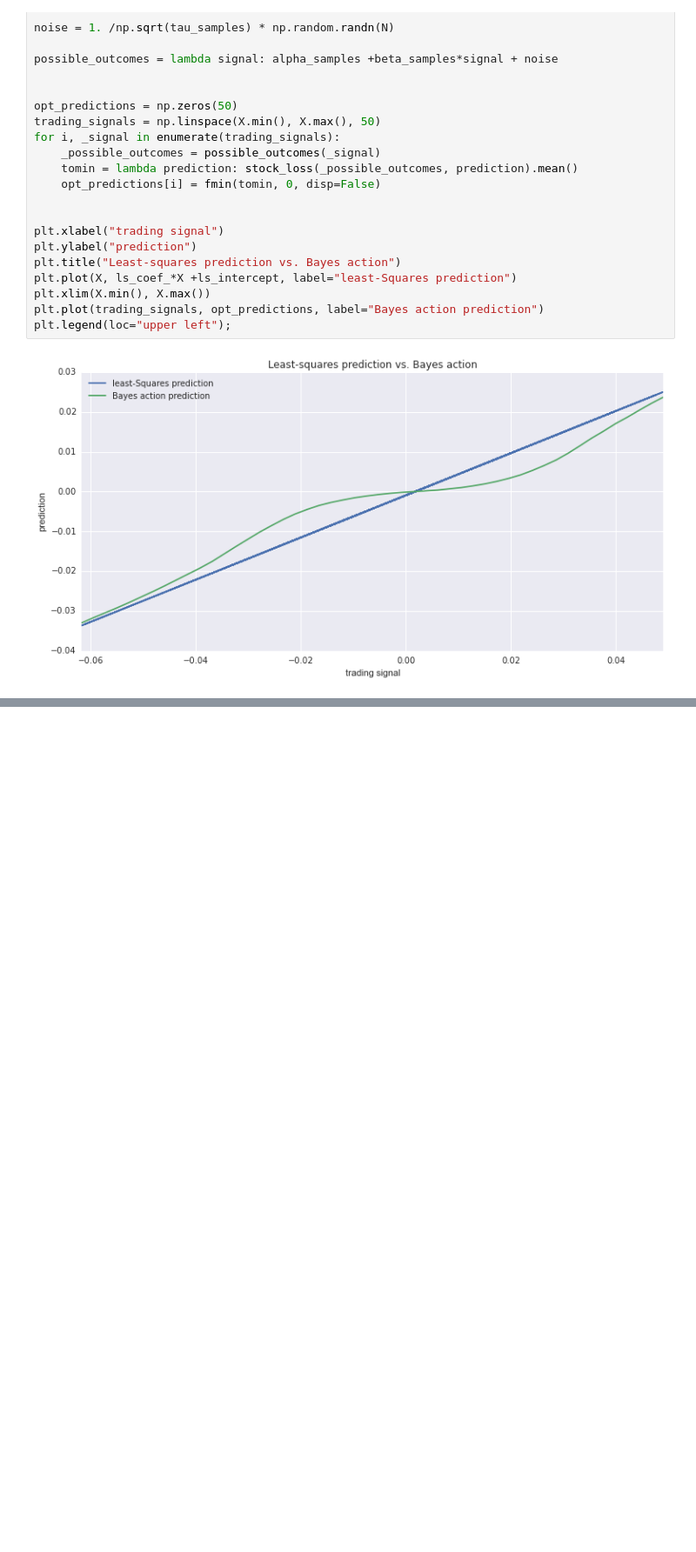
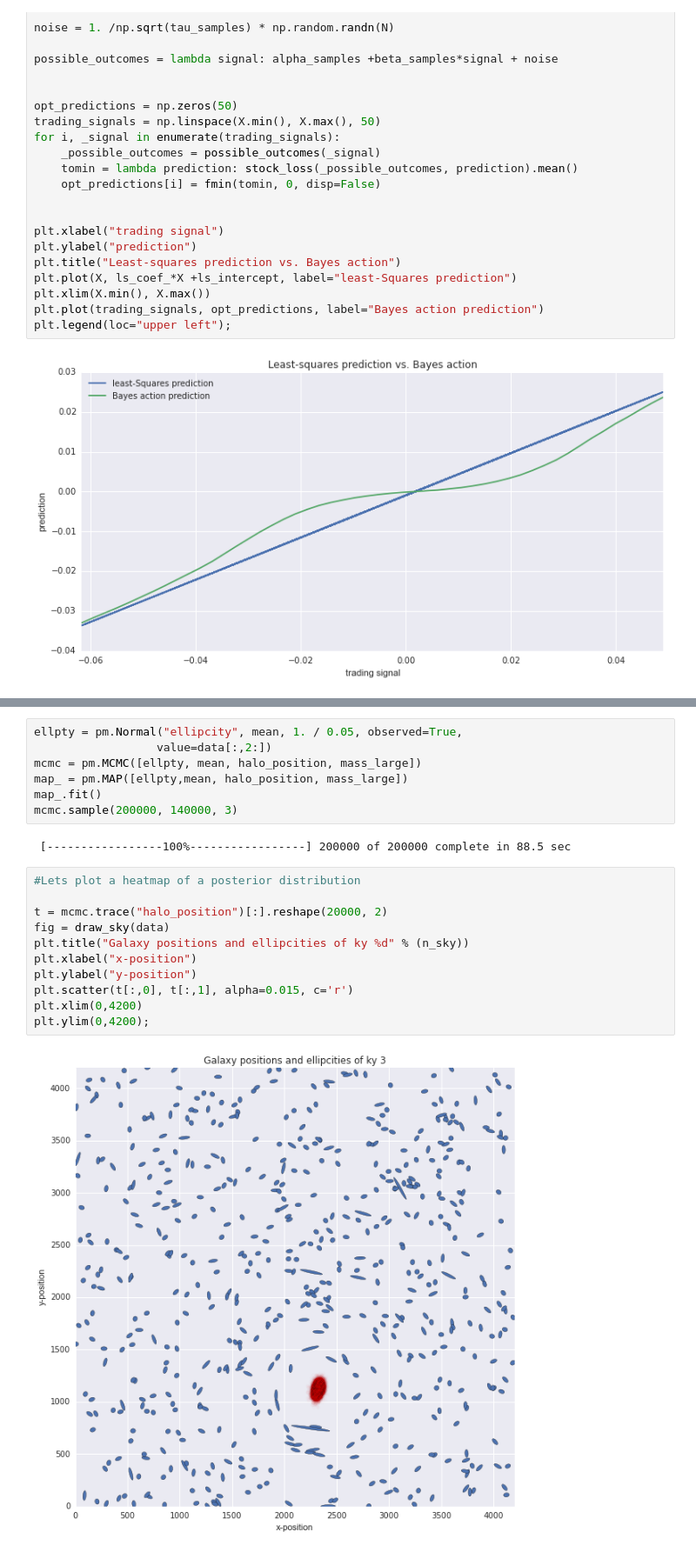
Before and after one commit to jgerardsimcock/Prob_for_Hackers, a Jupyter notebook: Chap5/Chap5.ipynb, the cells around one changed output, grey strips where cells are left out. Shown at 87% size. Cells and saved outputs as stored; diff of their text form; blank space fills up the shorter version.

```diff
--- a/Chap5/Chap5.ipynb
+++ b/Chap5/Chap5.ipynb
@@ -314,0 +378,22 @@ plt.legend(loc="upper left");
+# %%
+ellpty = pm.Normal("ellipcity", mean, 1. / 0.05, observed=True,
+                  value=data[:,2:])
+mcmc = pm.MCMC([ellpty, mean, halo_position, mass_large])
+map_ = pm.MAP([ellpty,mean, halo_position, mass_large])
+map_.fit()
+mcmc.sample(200000, 140000, 3)
+# %% [output]
+ [-----------------100%-----------------] 200000 of 200000 complete in 88.5 sec
+# %%
+#Lets plot a heatmap of a posterior distribution
+
+t = mcmc.trace("halo_position")[:].reshape(20000, 2)
+fig = draw_sky(data)
+plt.title("Galaxy positions and ellipcities of ky %d" % (n_sky))
+plt.xlabel("x-position")
+plt.ylabel("y-position")
+plt.scatter(t[:,0], t[:,1], alpha=0.015, c='r')
+plt.xlim(0,4200)
+plt.ylim(0,4200);
+# %% [output]
+[figure, added]
```
Also changed, not shown: parts of 11 cells of this notebook.
